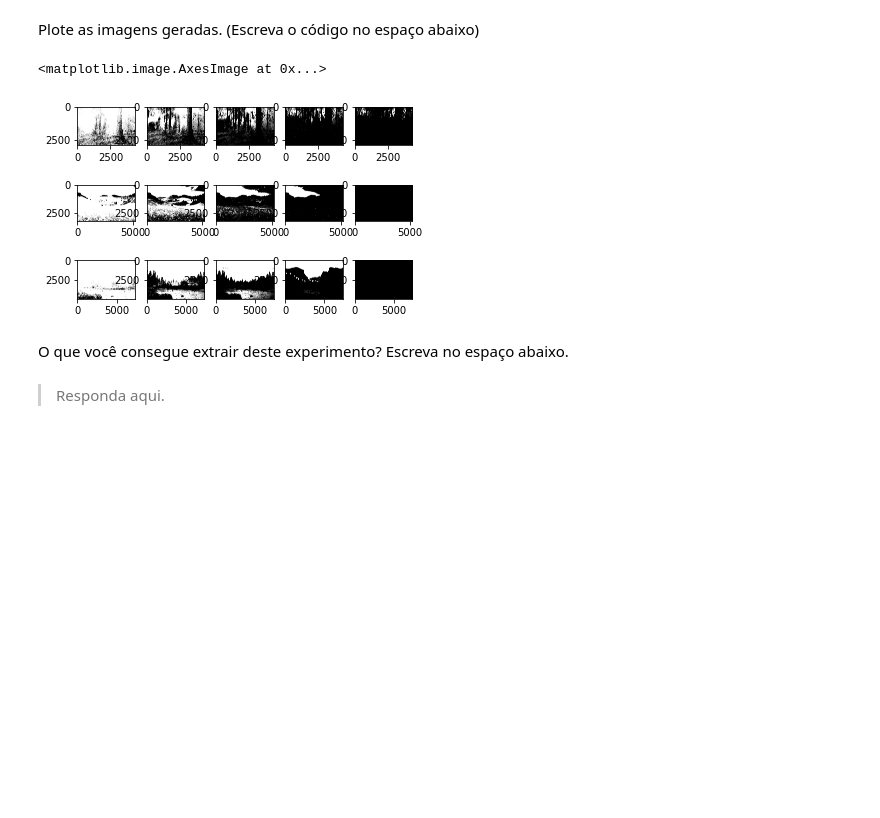
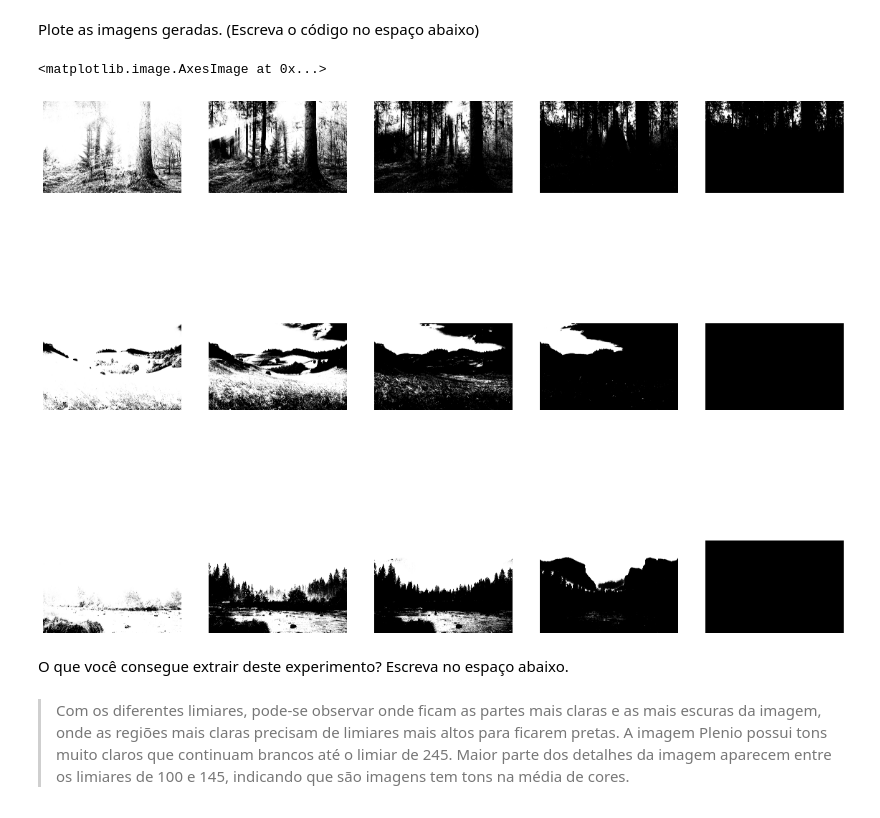
Before and after one commit to tiagomfranca/labs, a Jupyter notebook: code_02.ipynb, the cells around one changed output. Cells and saved outputs as stored; diff of their text form; code cells hidden in the pictures; blank space fills up the shorter version.

```diff
--- a/code_02.ipynb
+++ b/code_02.ipynb
@@ -122,8 +129,8 @@ def mean(line):
   sum = 0
   for i in line:
     sum += i
-  median = sum / line.size
-  return [median, median, median]
+  mean = sum / line.size
+  return [mean, mean, mean]
 
 bw_plenio_45 = array(img_plenio)
 bw_plenio_45 = np.apply_along_axis(mean, 2, bw_plenio_45)
@@ -202,54 +209,72 @@ bw_zindel_245[bw_zindel_245 <= 245] = 0
 # %% [markdown]
 Plote as imagens geradas. (Escreva o código no espaço abaixo)
 # %%
+plt.figure(figsize=(20,16))
+
 plt.subplot(351)
+plt.axis('off')
 plt.imshow((bw_plenio_45).astype(np.uint8))
 
 plt.subplot(352)
+plt.axis('off')
 plt.imshow((bw_plenio_100).astype(np.uint8))
 
 plt.subplot(353)
+plt.axis('off')
 plt.imshow((bw_plenio_145).astype(np.uint8))
 
 plt.subplot(354)
+plt.axis('off')
 plt.imshow((bw_plenio_200).astype(np.uint8))
 
 plt.subplot(355)
+plt.axis('off')
 plt.imshow((bw_plenio_245).astype(np.uint8))
 
 plt.subplot(356)
+plt.axis('off')
 plt.imshow((bw_testa_45).astype(np.uint8))
 
 plt.subplot(357)
+plt.axis('off')
 plt.imshow((bw_testa_100).astype(np.uint8))
 
 plt.subplot(358)
+plt.axis('off')
 plt.imshow((bw_testa_145).astype(np.uint8))
 
 plt.subplot(359)
+plt.axis('off')
 plt.imshow((bw_testa_200).astype(np.uint8))
 
 plt.subplot(3, 5, 10)
+plt.axis('off')
 plt.imshow((bw_testa_245).astype(np.uint8))
 
 plt.subplot(3, 5, 11)
+plt.axis('off')
 plt.imshow((bw_zindel_45).astype(np.uint8))
 
 plt.subplot(3, 5, 12)
+plt.axis('off')
 plt.imshow((bw_zindel_100).astype(np.uint8))
 
 plt.subplot(3, 5, 13)
+plt.axis('off')
 plt.imshow((bw_zindel_145).astype(np.uint8))
 
 plt.subplot(3, 5, 14)
+plt.axis('off')
 plt.imshow((bw_zindel_200).astype(np.uint8))
 
 plt.subplot(3, 5, 15)
+plt.axis('off')
 plt.imshow((bw_zindel_245).astype(np.uint8))
 # %% [output]
 <matplotlib.image.AxesImage at 0x...>
-[figure, old version]
+[figure, new version]
 # %% [markdown]
 O que você consegue extrair deste experimento? Escreva no espaço abaixo.
-# %% [markdown]
-> Responda aqui.
+# %% [markdown]
+> Com os diferentes limiares, pode-se observar onde ficam as partes mais claras e as mais escuras da imagem, onde as regiões mais claras precisam de limiares mais altos para ficarem pretas. A imagem Plenio possui tons muito claros que continuam brancos até o limiar de 245.
+Maior parte dos detalhes da imagem aparecem entre os limiares de 100 e 145, indicando que são imagens tem tons na média de cores.
```
Also changed, not shown: parts of 4 cells of this notebook.
